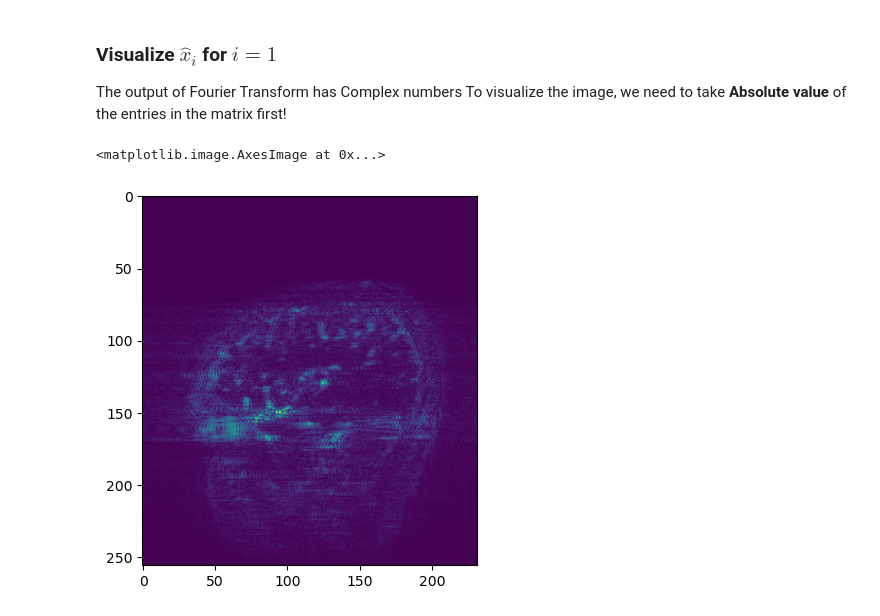
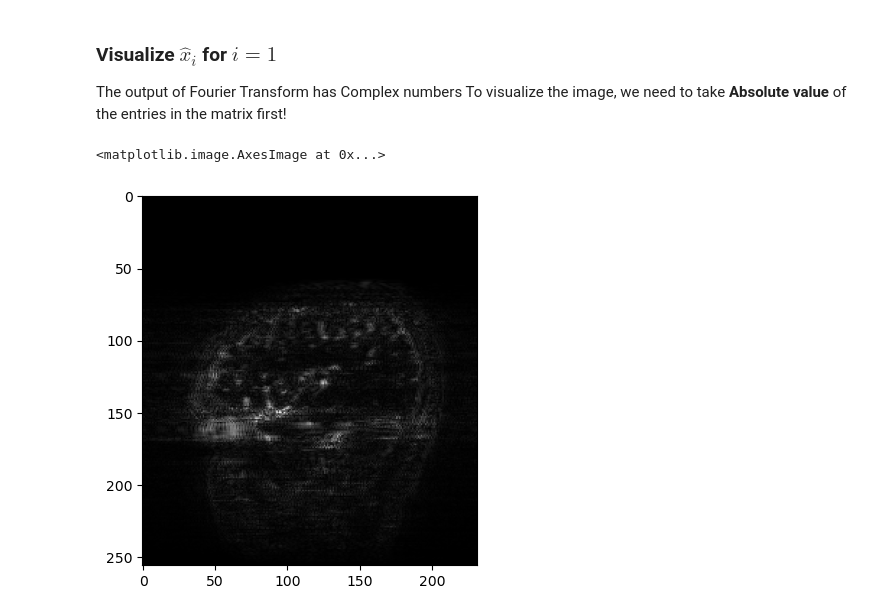
Before and after one commit to JasonLiu2024/MRI_project, a Jupyter notebook: StudentProject.ipynb, the cells around one changed output. Drawn from its saved outputs; the diff is of its cells as text; code cells hidden in the pictures.

```diff
--- a/StudentProject.ipynb
+++ b/StudentProject.ipynb
@@ -84,7 +84,7 @@ To visualize the image, we need to take **Absolute value** of the entries in the
 x_hat_abs = np.absolute(x_hat)
 # %%
 # Visualize the 1st image with plt.imshow()
-plt.imshow(x_hat_abs[1])
+plt.imshow(x_hat_abs[1], cmap = 'gray')
 # %% [output]
 <matplotlib.image.AxesImage at 0x...>
-[figure, old version]
+[figure, new version]
```
